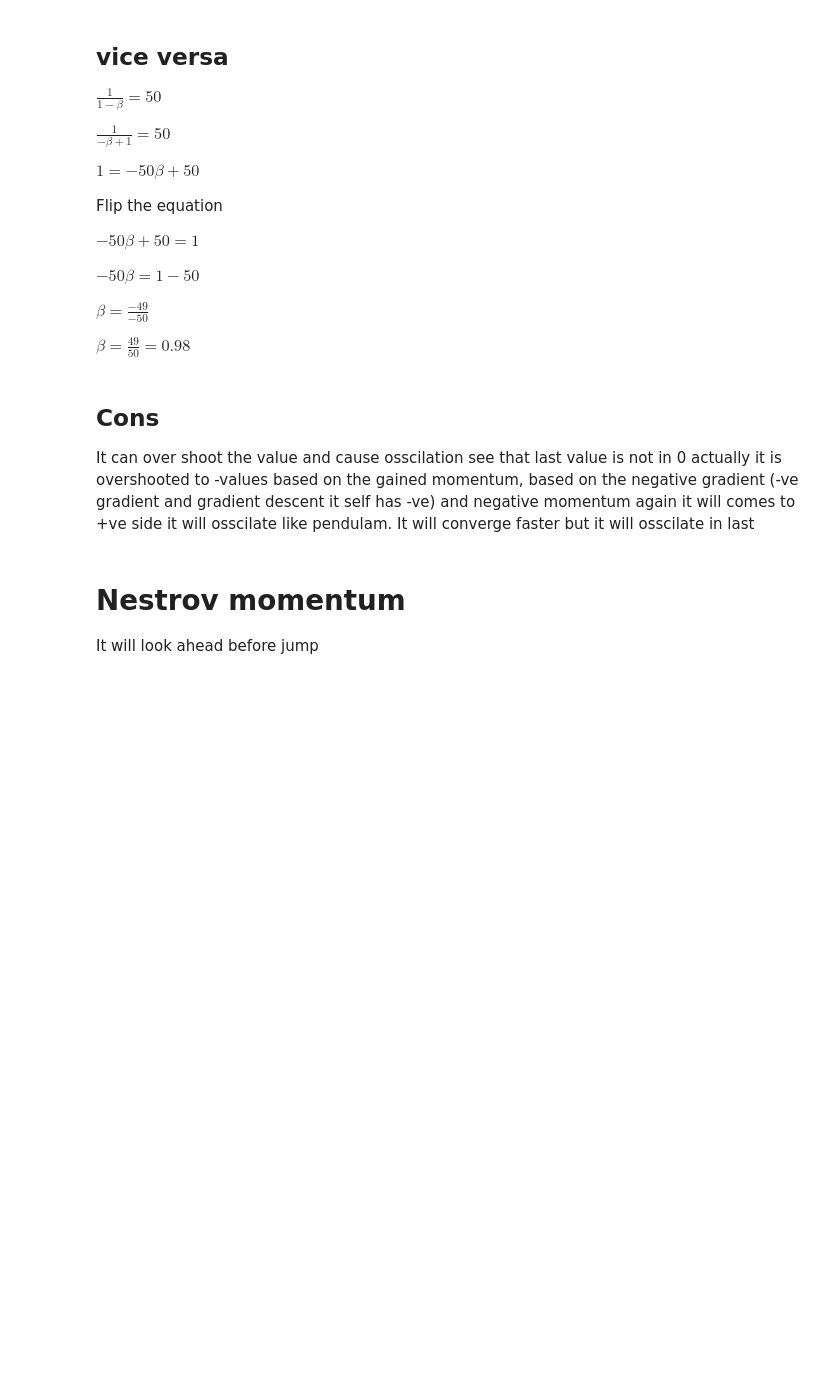
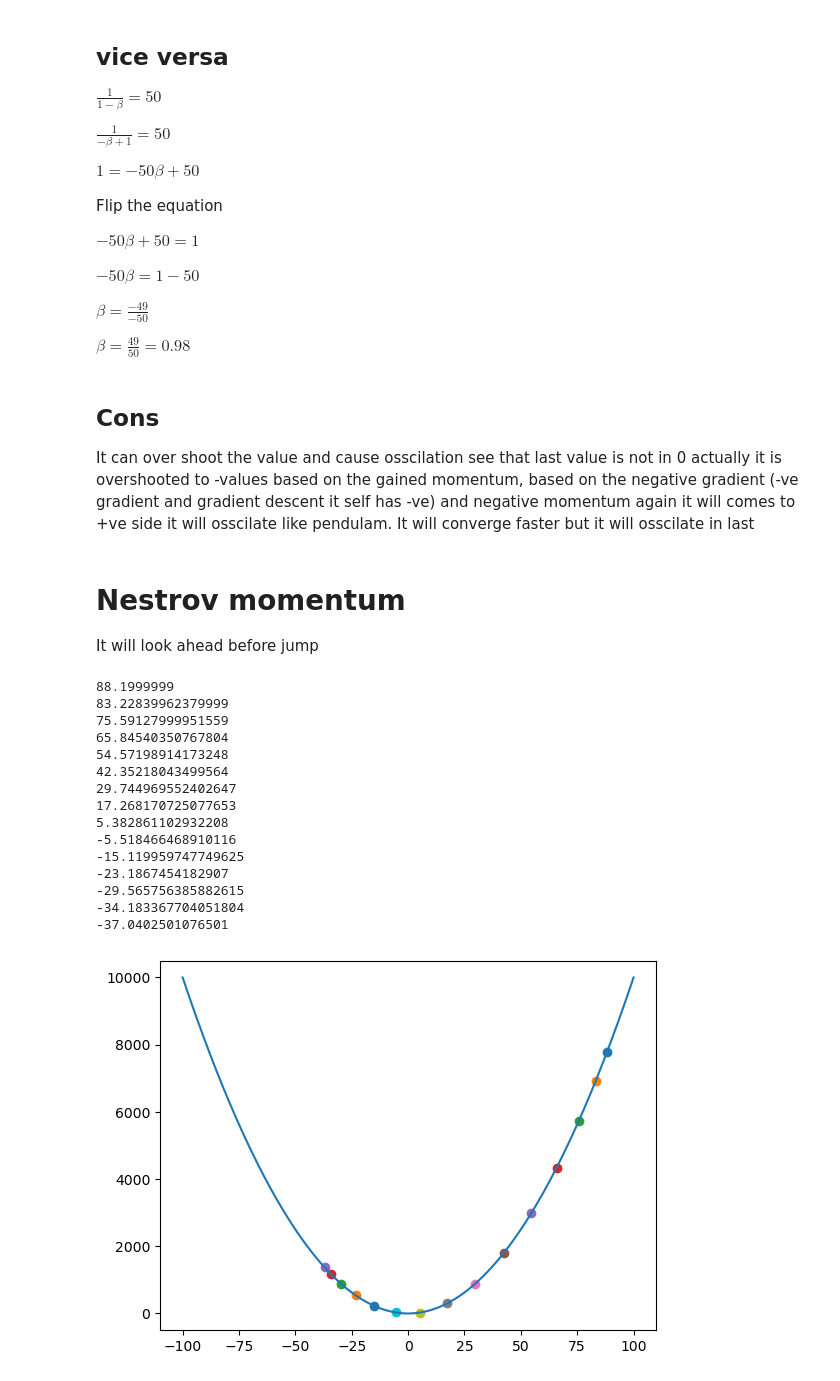
Before and after one commit to Jithendiran/mlTask, a Jupyter notebook: docs/gradient/Momentum.ipynb, the cells around one changed output. Drawn from its saved outputs; the diff is of its cells as text; code cells hidden in the pictures; blank space fills up the shorter version.

```diff
--- a/docs/gradient/Momentum.ipynb
+++ b/docs/gradient/Momentum.ipynb
@@ -329,3 +329,37 @@ It can over shoot the value and cause osscilation see that last value is not in
 # Nestrov momentum
 
 It will look ahead before jump
+# %%
+#with moemntum and modified gradient
+x1 = 90
+ewa = 0
+beta = 0.9
+y1 = fun(x1)
+
+plt.plot(x,y)
+for i in range(15):
+    x1 -= (beta * ewa )
+    # ewa = x1 - (beta * ewa )
+    ewa = (beta * ewa ) + (0.01 * (2 * x1 + 0.00001))
+    x1 -= ewa
+    y1 = fun(x1)
+    plt.scatter(x1,y1)
+    print(x1)
+plt.show()
+# %% [output]
+88.1999999
+83.22839962379999
+75.59127999951559
+65.84540350767804
+54.57198914173248
+42.35218043499564
+29.744969552402647
+17.268170725077653
+5.382861102932208
+-5.518466468910116
+-15.119959747749625
+-23.1867454182907
+-29.565756385882615
+-34.183367704051804
+-37.0402501076501
+[figure, added]
```
